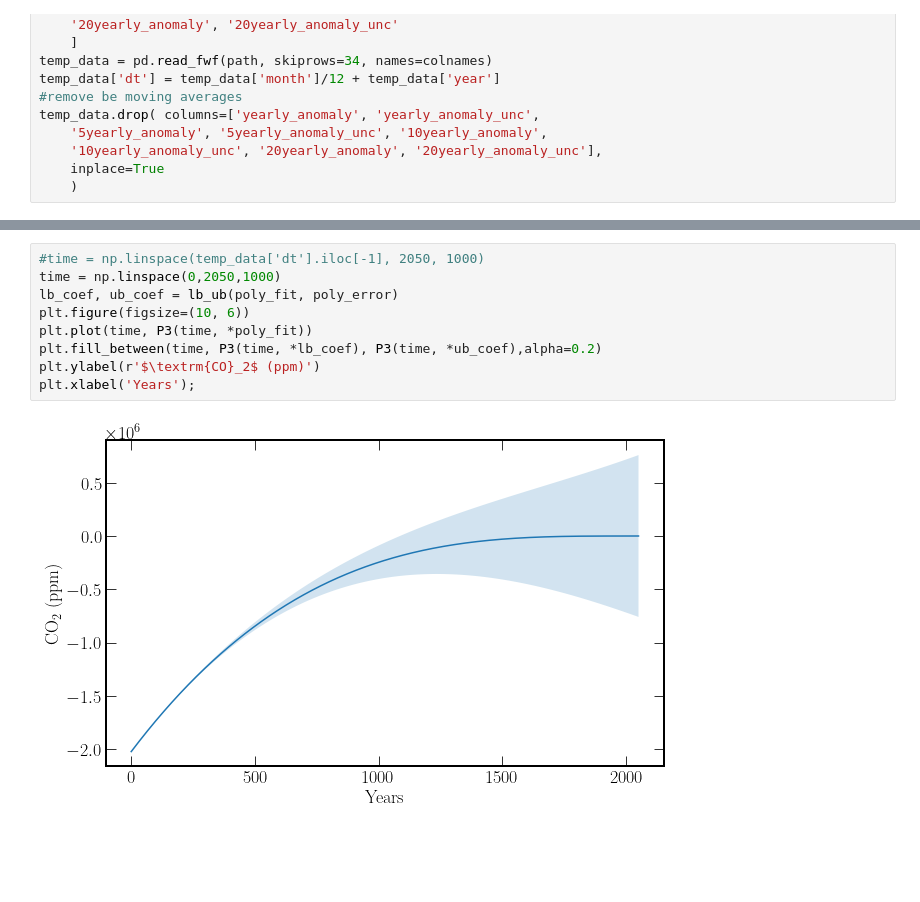
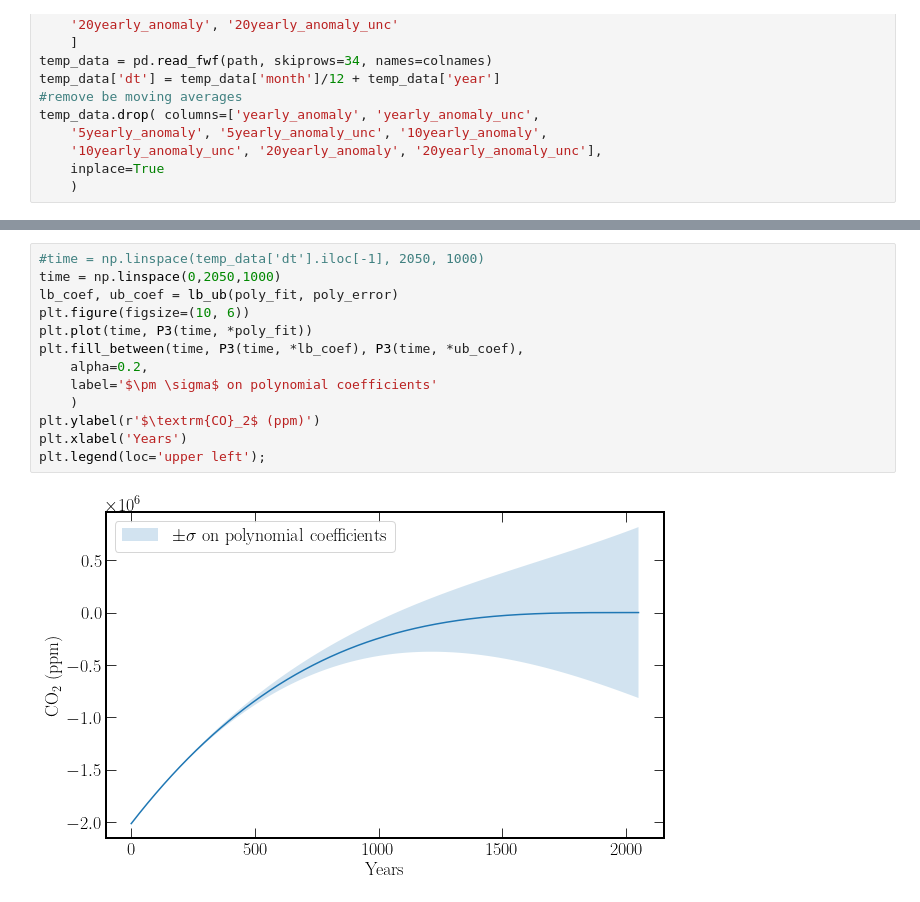
Before and after one commit to seancraven/CDS_book, a Jupyter notebook: Chapter_2/3models.ipynb, the cells around one changed output, grey strips where cells are left out. Saved outputs shown, nothing was run; the diff lists cells and outputs as text; blank space fills up the shorter version.

```diff
--- a/Chapter_2/3models.ipynb
+++ b/Chapter_2/3models.ipynb
@@ -100,11 +101,15 @@ df
 # %%
 #time = np.linspace(temp_data['dt'].iloc[-1], 2050, 1000)
 time = np.linspace(0,2050,1000)
 lb_coef, ub_coef = lb_ub(poly_fit, poly_error)
 plt.figure(figsize=(10, 6))
 plt.plot(time, P3(time, *poly_fit))
-plt.fill_between(time, P3(time, *lb_coef), P3(time, *ub_coef),alpha=0.2)
+plt.fill_between(time, P3(time, *lb_coef), P3(time, *ub_coef),
+    alpha=0.2,
+    label='$\pm \sigma$ on polynomial coefficients'
+    )
 plt.ylabel(r'$\textrm{CO}_2$ (ppm)')
-plt.xlabel('Years');
+plt.xlabel('Years')
+plt.legend(loc='upper left');
 # %% [output]
-[figure, old version]
+[figure, new version]
```
Also changed, not shown: parts of 9 cells of this notebook, 2 other files.
